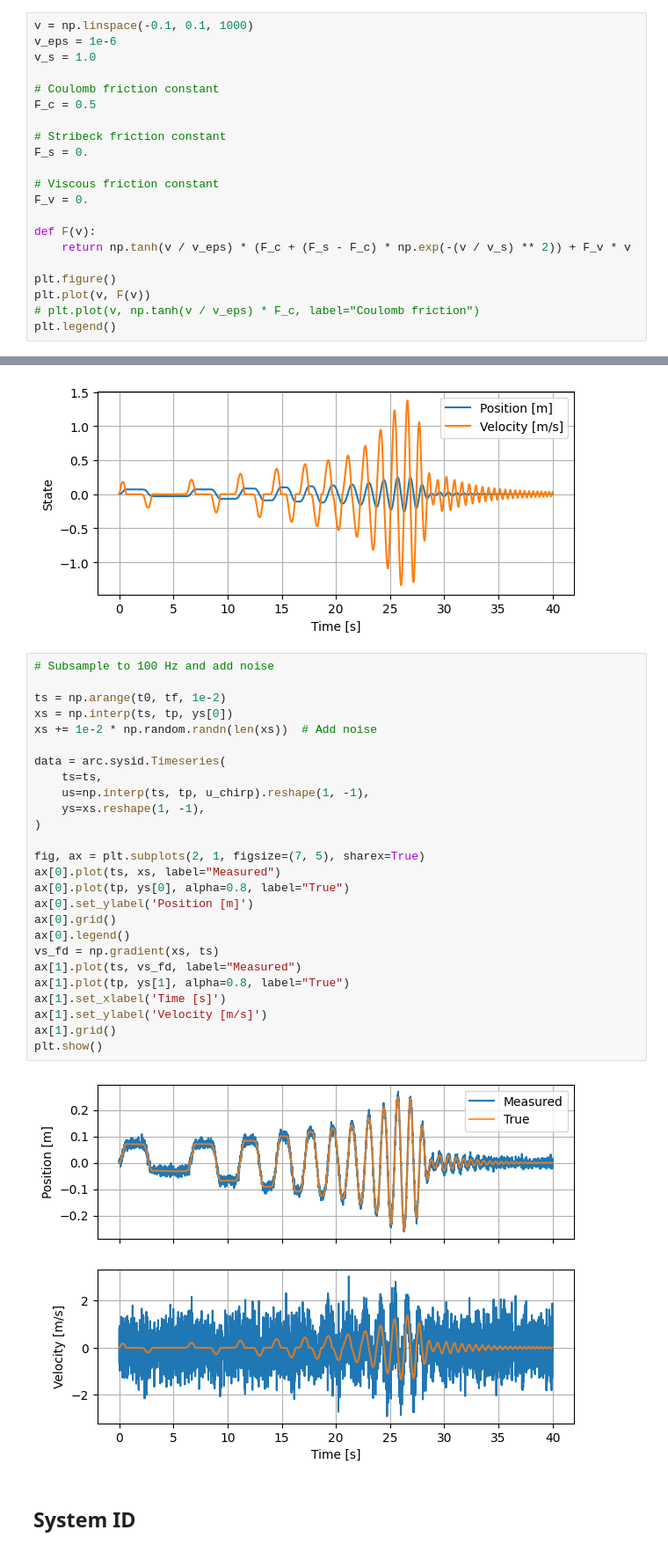
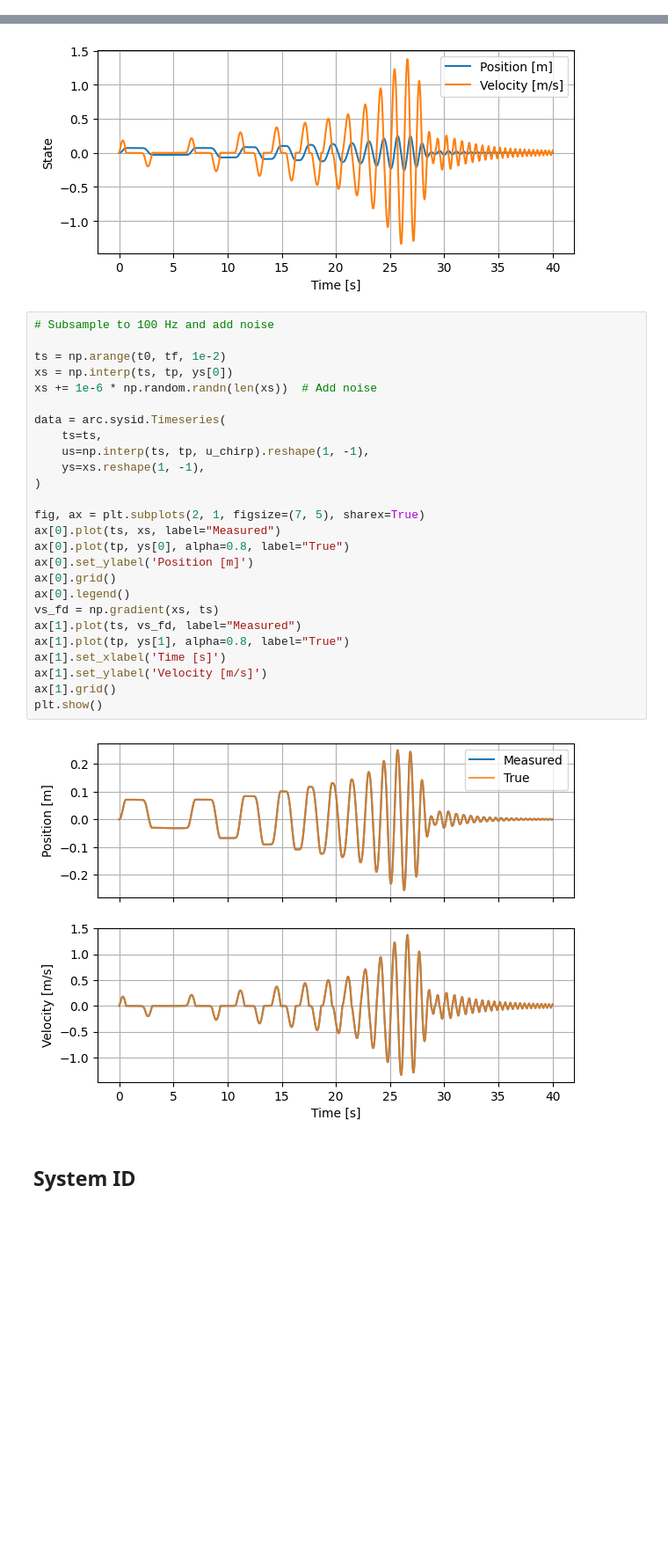
Before and after one commit to PineTreeLabs/archimedes, a Jupyter notebook: docs/source/tutorials/approximation/sysid.ipynb, the cells around one changed output, grey strips where cells are left out. Shown at 88% size. Cells and saved outputs as stored; diff of their text form; blank space fills up the shorter version.

```diff
--- a/docs/source/tutorials/approximation/sysid.ipynb
+++ b/docs/source/tutorials/approximation/sysid.ipynb
@@ -3,24 +3,3 @@ import matplotlib.pyplot as plt
 import numpy as np
 
 import archimedes as arc
-# %%
-v = np.linspace(-0.1, 0.1, 1000)
-v_eps = 1e-6
-v_s = 1.0
-
-# Coulomb friction constant
-F_c = 0.5
-
-# Stribeck friction constant
-F_s = 0.
-
-# Viscous friction constant
-F_v = 0.
-
-def F(v):
-    return np.tanh(v / v_eps) * (F_c + (F_s - F_c) * np.exp(-(v / v_s) ** 2)) + F_v * v
-
-plt.figure()
-plt.plot(v, F(v))
-# plt.plot(v, np.tanh(v / v_eps) * F_c, label="Coulomb friction")
-plt.legend()
@@ -150,30 +126,30 @@ plt.show()
 # %%
 # Subsample to 100 Hz and add noise
 
 ts = np.arange(t0, tf, 1e-2)
 xs = np.interp(ts, tp, ys[0])
-xs += 1e-2 * np.random.randn(len(xs))  # Add noise
+xs += 1e-6 * np.random.randn(len(xs))  # Add noise
 
 data = arc.sysid.Timeseries(
     ts=ts,
     us=np.interp(ts, tp, u_chirp).reshape(1, -1),
     ys=xs.reshape(1, -1),
 )
 
 fig, ax = plt.subplots(2, 1, figsize=(7, 5), sharex=True)
 ax[0].plot(ts, xs, label="Measured")
 ax[0].plot(tp, ys[0], alpha=0.8, label="True")
 ax[0].set_ylabel('Position [m]')
 ax[0].grid()
 ax[0].legend()
 vs_fd = np.gradient(xs, ts)
 ax[1].plot(ts, vs_fd, label="Measured")
 ax[1].plot(tp, ys[1], alpha=0.8, label="True")
 ax[1].set_xlabel('Time [s]')
 ax[1].set_ylabel('Velocity [m/s]')
 ax[1].grid()
 plt.show()
 # %% [output]
-[figure, old version]
+[figure, new version]
 # %% [markdown]
 ## System ID
```
Also changed, not shown: parts of 5 cells of this notebook, 18 other files.
